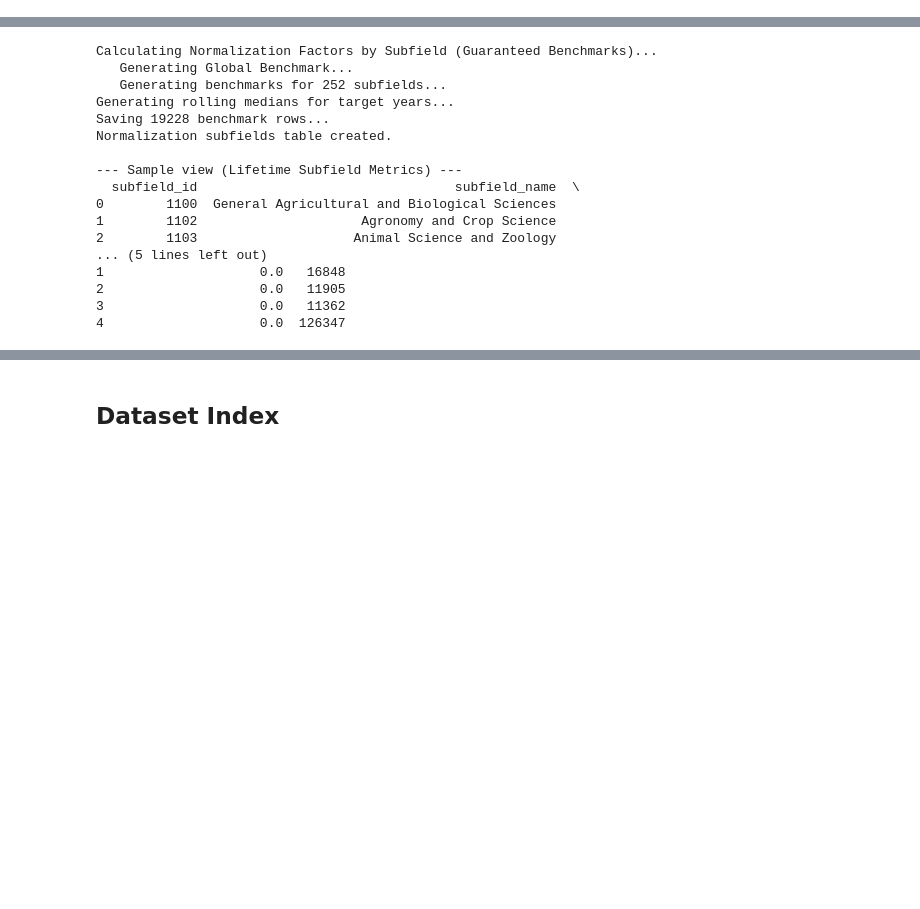
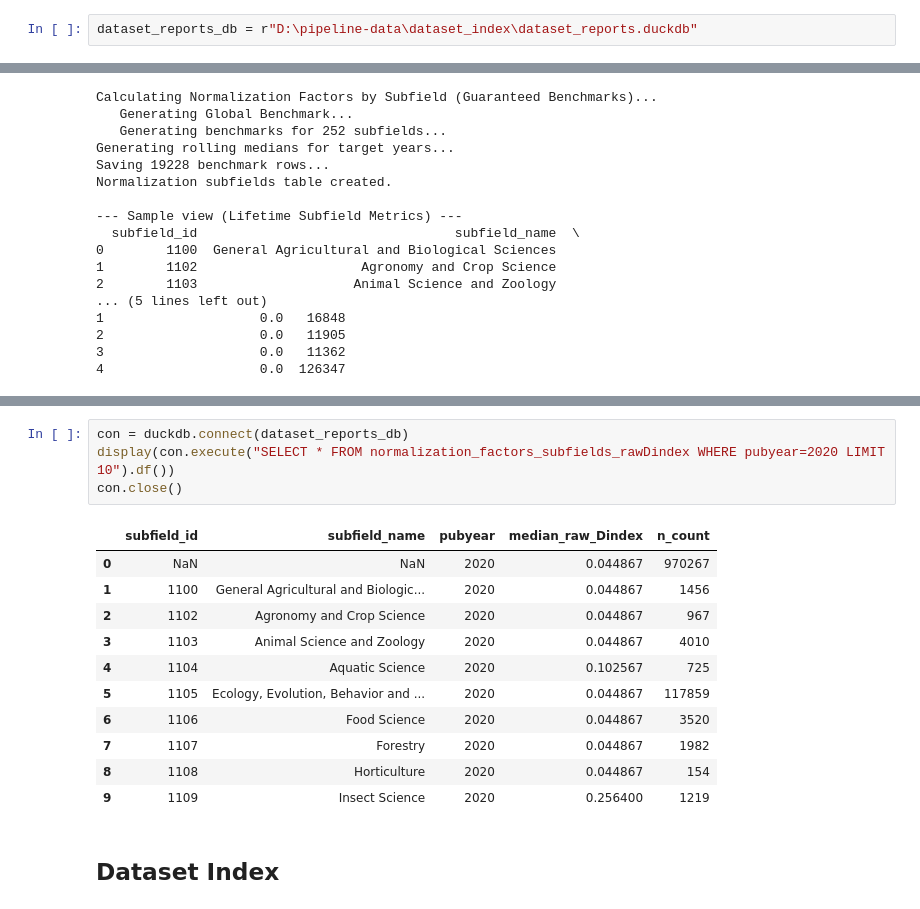
Before and after one commit to data-S-index/s-index-pipeline, a Jupyter notebook: notebooks-batch/final_processing.ipynb, the cells around one changed output, grey strips where cells are left out. Cells and saved outputs as stored; diff of their text form; blank space fills up the shorter version.

```diff
--- a/notebooks-batch/final_processing.ipynb
+++ b/notebooks-batch/final_processing.ipynb
@@ -456,3 +459,5 @@ con.close()
+# %%
+dataset_reports_db = r"D:\pipeline-data\dataset_index\dataset_reports.duckdb"
 # %% [markdown]
 ### Create normalization factors by topics table
 # %%
@@ -522,3 +545,19 @@ con.close()
+# %%
+con = duckdb.connect(dataset_reports_db)
+display(con.execute("SELECT * FROM normalization_factors_subfields_rawDindex WHERE pubyear=2020 LIMIT 10").df())
+con.close()
+# %% [output]
+|  | subfield_id | subfield_name | pubyear | median_raw_Dindex | n_count |
+| 0 | NaN | NaN | 2020 | 0.044867 | 970267 |
+| 1 | 1100 | General Agricultural and Biologic... | 2020 | 0.044867 | 1456 |
+| 2 | 1102 | Agronomy and Crop Science | 2020 | 0.044867 | 967 |
+| 3 | 1103 | Animal Science and Zoology | 2020 | 0.044867 | 4010 |
+| 4 | 1104 | Aquatic Science | 2020 | 0.102567 | 725 |
+| 5 | 1105 | Ecology, Evolution, Behavior and ... | 2020 | 0.044867 | 117859 |
+| 6 | 1106 | Food Science | 2020 | 0.044867 | 3520 |
+| 7 | 1107 | Forestry | 2020 | 0.044867 | 1982 |
+| 8 | 1108 | Horticulture | 2020 | 0.044867 | 154 |
+| 9 | 1109 | Insect Science | 2020 | 0.256400 | 1219 |
 # %% [markdown]
 ## Dataset Index
 # %%
```
Also changed, not shown: parts of 8 cells of this notebook, 21 other files.
